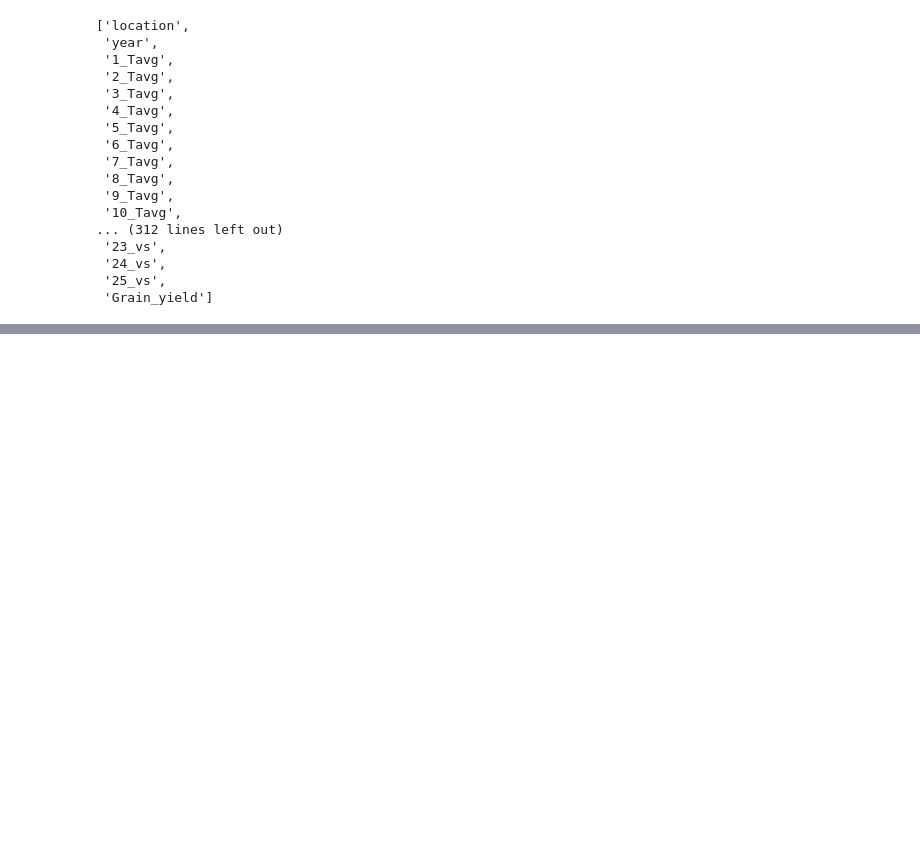
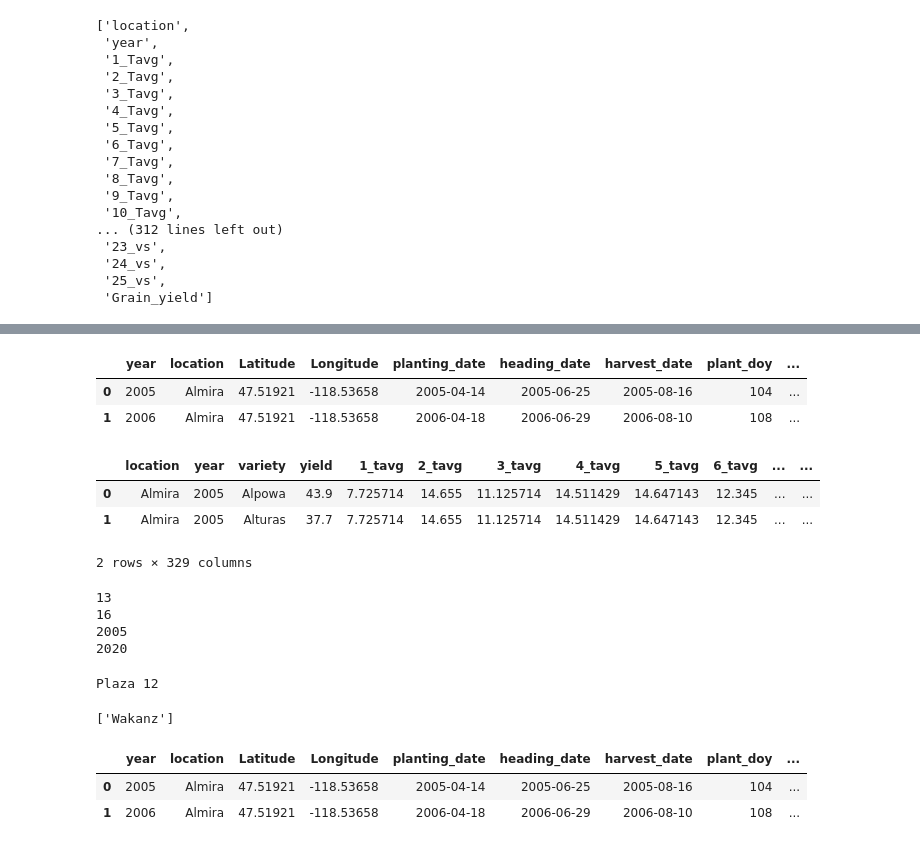
Before and after one commit to HNoorazar/Ag_Others, a Jupyter notebook: Ehsan/Wheat/00_read_excel_dump.ipynb, the cells around one changed output, grey strips where cells are left out. Cells and saved outputs as stored; diff of their text form; code cells hidden in the pictures; blank space fills up the shorter version.

```diff
--- a/Ehsan/Wheat/00_read_excel_dump.ipynb
+++ b/Ehsan/Wheat/00_read_excel_dump.ipynb
@@ -45,0 +70,3 @@ os.makedirs(wheat_reOrganized, exist_ok=True)
+# %%
+merged_varieties.rename(columns=lambda x: x.lower().replace(' ', '_'), inplace=True)
+merged_with_vars.rename(columns=lambda x: x.lower().replace(' ', '_'), inplace=True)
@@ -45,0 +95,3 @@ os.makedirs(wheat_reOrganized, exist_ok=True)
+# %%
+merged_with_vars.rename(columns={"grain_yield": "yield"}, inplace=True)
+merged_varieties.rename(columns={"grain_yield": "yield"}, inplace=True)
@@ -45,0 +117,4 @@ os.makedirs(wheat_reOrganized, exist_ok=True)
+# %%
+lyy = ["location", "year", "variety", "yield"]
+others_ = [x for x in merged_with_vars.columns if not(x in lyy)]
+len(others_) + len(lyy) == len(merged_with_vars.columns)
@@ -45,0 +123,2 @@ os.makedirs(wheat_reOrganized, exist_ok=True)
+# %%
+merged_with_vars = merged_with_vars[lyy + others_]
@@ -45,0 +177,43 @@ os.makedirs(wheat_reOrganized, exist_ok=True)
+# %%
+wheat_date.head(2)
+# %% [output]
+|  | year | location | Latitude | Longitude | planting_date | heading_date | harvest_date | plant_doy | ... |
+| 0 | 2005 | Almira | 47.51921 | -118.53658 | 2005-04-14 | 2005-06-25 | 2005-08-16 | 104 | ... |
+| 1 | 2006 | Almira | 47.51921 | -118.53658 | 2006-04-18 | 2006-06-29 | 2006-08-10 | 108 | ... |
+# %%
+merged_with_vars.head(2)
+# %% [output]
+|  | location | year | variety | yield | 1_tavg | 2_tavg | 3_tavg | 4_tavg | 5_tavg | 6_tavg | ... | ... |
+| 0 | Almira | 2005 | Alpowa | 43.9 | 7.725714 | 14.655 | 11.125714 | 14.511429 | 14.647143 | 12.345 | ... | ... |
+| 1 | Almira | 2005 | Alturas | 37.7 | 7.725714 | 14.655 | 11.125714 | 14.511429 | 14.647143 | 12.345 | ... | ... |
+2 rows × 329 columns
+# %%
+print (len(merged_with_vars["variety"].unique()))
+print (len(merged_with_vars["location"].unique()))
+print ((merged_with_vars["year"].min()))
+print ((merged_with_vars["year"].max()))
+# %% [output]
+13
+16
+2005
+2020
+# %%
+for a_loc in merged_with_vars["location"].unique():
+    df = merged_with_vars[merged_with_vars["location"] == a_loc]
+    if len(df["variety"].unique()) != 13:
+        print (a_loc, len(df["variety"].unique()))
+# %% [output]
+Plaza 12
+# %%
+varieties  = list(merged_with_vars["variety"].unique())
+Plaza_variety  = list(merged_with_vars[merged_with_vars["location"] == "Plaza"]["variety"].unique())
+
+[x for x in varieties if not (x in Plaza_variety)]
+# %% [output]
+['Wakanz']
+# %%
+wheat_date.head(2)
+# %% [output]
+|  | year | location | Latitude | Longitude | planting_date | heading_date | harvest_date | plant_doy | ... |
+| 0 | 2005 | Almira | 47.51921 | -118.53658 | 2005-04-14 | 2005-06-25 | 2005-08-16 | 104 | ... |
+| 1 | 2006 | Almira | 47.51921 | -118.53658 | 2006-04-18 | 2006-06-29 | 2006-08-10 | 108 | ... |
```
Also changed, not shown: parts of 40 cells of this notebook, 7 other files.
